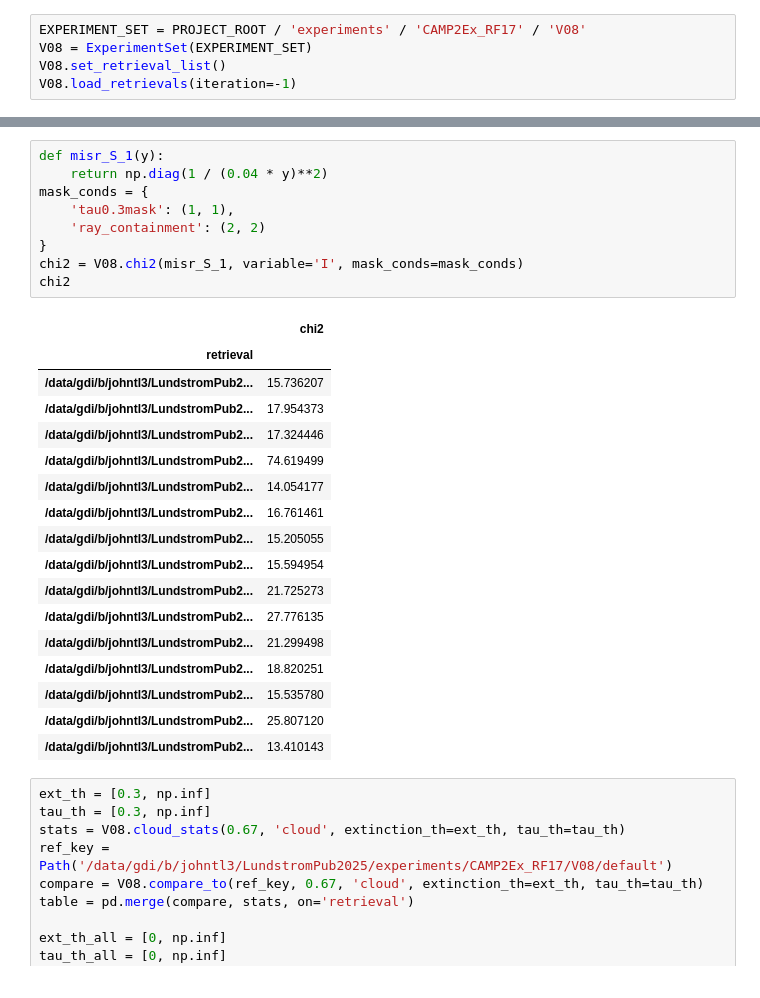
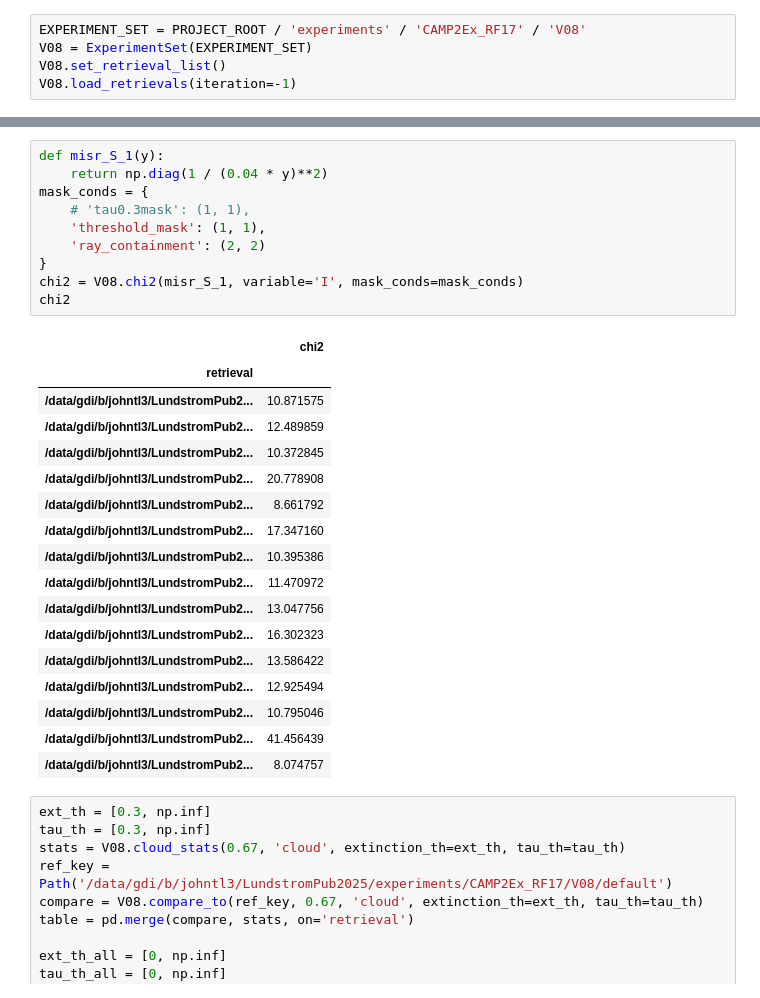
Before and after one commit to jlun17/misr-at3d-camp2ex, a Jupyter notebook: notebooks/investigation/multi_retreival/perturbation_tables_oop.ipynb, the cells around one changed output, grey strips where cells are left out. Cells and saved outputs as stored; diff of their text form.

```diff
--- a/notebooks/investigation/multi_retreival/perturbation_tables_oop.ipynb
+++ b/notebooks/investigation/multi_retreival/perturbation_tables_oop.ipynb
@@ -19,30 +34,31 @@ V08.load_retrievals(iteration=-1)
 # %%
 def misr_S_1(y):
     return np.diag(1 / (0.04 * y)**2)
 mask_conds = {
-    'tau0.3mask': (1, 1),
+    # 'tau0.3mask': (1, 1),
+    'threshold_mask': (1, 1),
     'ray_containment': (2, 2)
 }
 chi2 = V08.chi2(misr_S_1, variable='I', mask_conds=mask_conds)
 chi2
 # %% [output]
 |  | chi2 |
 | retrieval |  |
-| /data/gdi/b/johntl3/LundstromPub2... | 15.736207 |
-| /data/gdi/b/johntl3/LundstromPub2... | 17.954373 |
-| /data/gdi/b/johntl3/LundstromPub2... | 17.324446 |
-| /data/gdi/b/johntl3/LundstromPub2... | 74.619499 |
-| /data/gdi/b/johntl3/LundstromPub2... | 14.054177 |
-| /data/gdi/b/johntl3/LundstromPub2... | 16.761461 |
-| /data/gdi/b/johntl3/LundstromPub2... | 15.205055 |
-| /data/gdi/b/johntl3/LundstromPub2... | 15.594954 |
-| /data/gdi/b/johntl3/LundstromPub2... | 21.725273 |
-| /data/gdi/b/johntl3/LundstromPub2... | 27.776135 |
-| /data/gdi/b/johntl3/LundstromPub2... | 21.299498 |
-| /data/gdi/b/johntl3/LundstromPub2... | 18.820251 |
-| /data/gdi/b/johntl3/LundstromPub2... | 15.535780 |
-| /data/gdi/b/johntl3/LundstromPub2... | 25.807120 |
-| /data/gdi/b/johntl3/LundstromPub2... | 13.410143 |
+| /data/gdi/b/johntl3/LundstromPub2... | 10.871575 |
+| /data/gdi/b/johntl3/LundstromPub2... | 12.489859 |
+| /data/gdi/b/johntl3/LundstromPub2... | 10.372845 |
+| /data/gdi/b/johntl3/LundstromPub2... | 20.778908 |
+| /data/gdi/b/johntl3/LundstromPub2... | 8.661792 |
+| /data/gdi/b/johntl3/LundstromPub2... | 17.347160 |
+| /data/gdi/b/johntl3/LundstromPub2... | 10.395386 |
+| /data/gdi/b/johntl3/LundstromPub2... | 11.470972 |
+| /data/gdi/b/johntl3/LundstromPub2... | 13.047756 |
+| /data/gdi/b/johntl3/LundstromPub2... | 16.302323 |
+| /data/gdi/b/johntl3/LundstromPub2... | 13.586422 |
+| /data/gdi/b/johntl3/LundstromPub2... | 12.925494 |
+| /data/gdi/b/johntl3/LundstromPub2... | 10.795046 |
+| /data/gdi/b/johntl3/LundstromPub2... | 41.456439 |
+| /data/gdi/b/johntl3/LundstromPub2... | 8.074757 |
 # %%
 ext_th = [0.3, np.inf]
 tau_th = [0.3, np.inf]
```
Also changed, not shown: parts of 1 cell of this notebook, 3 other files.
